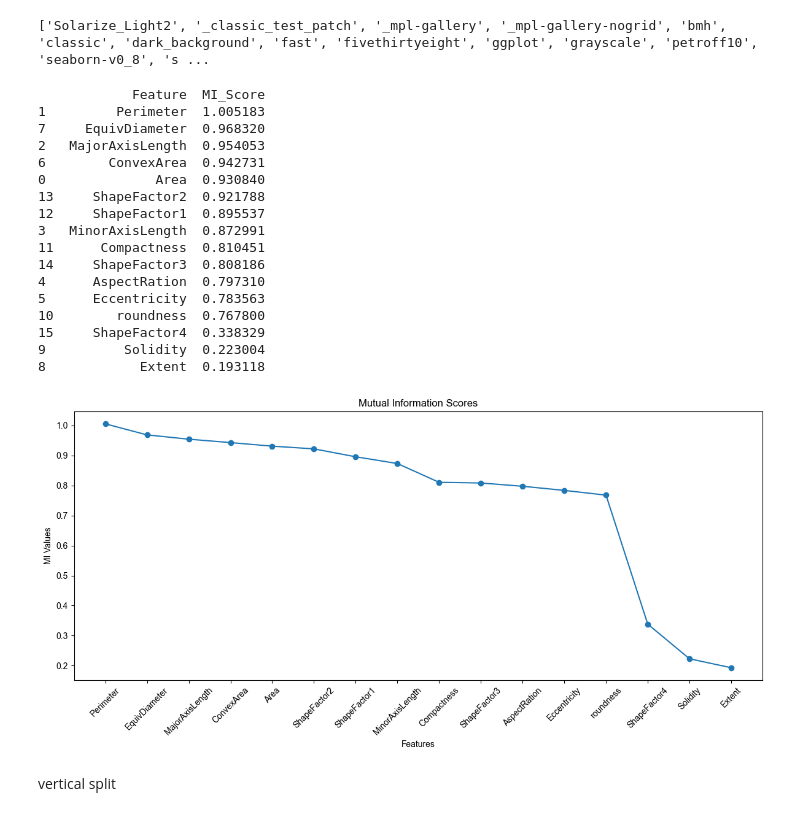
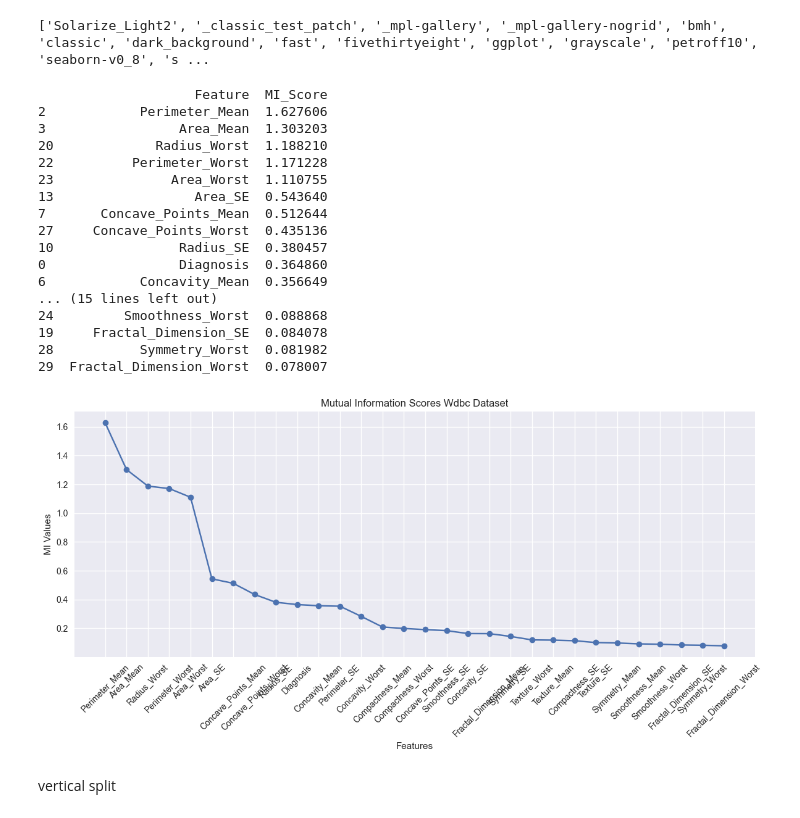
Before and after one commit to cansenturk1/ppfs_mlpart, a Jupyter notebook: mi_calculations.ipynb, the cells around one changed output. Cells and saved outputs as stored; diff of their text form; code cells hidden in the pictures.

```diff
--- a/mi_calculations.ipynb
+++ b/mi_calculations.ipynb
@@ -51,4 +54,6 @@ number_of_sets = 2
 # %%
-df = read_csv("wdbc_binned._kmeans.csv", True)
+dataset_name= "wdbc"
+df = read_csv(dataset_name + "_binned_kmeans.csv", True)
+df = df.drop(columns = 'ID')
 label_column = 1
 number_of_sets = 8
@@ -69,46 +77,49 @@ print(plt.style.available)
 # %% [output]
 ['Solarize_Light2', '_classic_test_patch', '_mpl-gallery', '_mpl-gallery-nogrid', 'bmh', 'classic', 'dark_background', 'fast', 'fivethirtyeight', 'ggplot', 'grayscale', 'petroff10', 'seaborn-v0_8', 's ...
 # %%
-def mi_for_all(df_name = df, lc = label_column):
+def mi_for_all(df_name = df, lc = label_column, title = 'complete dataset'):
     y = df_name.iloc[:, lc]
     x = df_name.drop(df_name.columns[lc], axis=1)
     mi_scores = mutual_info_classif(x, y, discrete_features=True)
     mi_df = pd.DataFrame({"Feature": x.columns, "MI_Score": mi_scores}).sort_values(by="MI_Score", ascending=False)
     print(mi_df)
 
     # Create line plot
     fig, ax = plt.subplots(figsize=(12, 6))
     ax.plot(mi_df["Feature"], mi_df["MI_Score"], marker='o')
     ax.set_xlabel("Features")
     ax.set_ylabel("MI Values")
-    ax.set_title("Mutual Information Scores")
+    ax.set_title(f"Mutual Information Scores {dataset_name.title()} Dataset")
     plt.style.use('seaborn-v0_8')
     plt.xticks(rotation=45)
     plt.tight_layout()
+    plt.savefig(f'mi {dataset_name} {title}.png', dpi=300, bbox_inches='tight')
     plt.show()
+
 
     return x,y,mi_df
 
 x,y,mi_df= mi_for_all()
+mi_df.to_latex(f'{dataset_name}_mi.tex', index=True, float_format='%.6f')
 # %% [output]
-            Feature  MI_Score
-1         Perimeter  1.005183
-7     EquivDiameter  0.968320
-2   MajorAxisLength  0.954053
-6        ConvexArea  0.942731
-0              Area  0.930840
-13     ShapeFactor2  0.921788
-12     ShapeFactor1  0.895537
-3   MinorAxisLength  0.872991
-11      Compactness  0.810451
-14     ShapeFactor3  0.808186
-4      AspectRation  0.797310
-5      Eccentricity  0.783563
-10        roundness  0.767800
-15     ShapeFactor4  0.338329
-9          Solidity  0.223004
-8            Extent  0.193118
+                    Feature  MI_Score
+2            Perimeter_Mean  1.627606
+3                 Area_Mean  1.303203
+20             Radius_Worst  1.188210
+22          Perimeter_Worst  1.171228
+23               Area_Worst  1.110755
+13                  Area_SE  0.543640
+7       Concave_Points_Mean  0.512644
+27     Concave_Points_Worst  0.435136
+10                Radius_SE  0.380457
+0                 Diagnosis  0.364860
+6            Concavity_Mean  0.356649
+... (15 lines left out)
+24         Smoothness_Worst  0.088868
+19     Fractal_Dimension_SE  0.084078
+28           Symmetry_Worst  0.081982
+29  Fractal_Dimension_Worst  0.078007
-[figure, old version]
+[figure, new version]
 # %% [markdown]
 vertical split
 # %%
```
Also changed, not shown: parts of 13 cells of this notebook.
